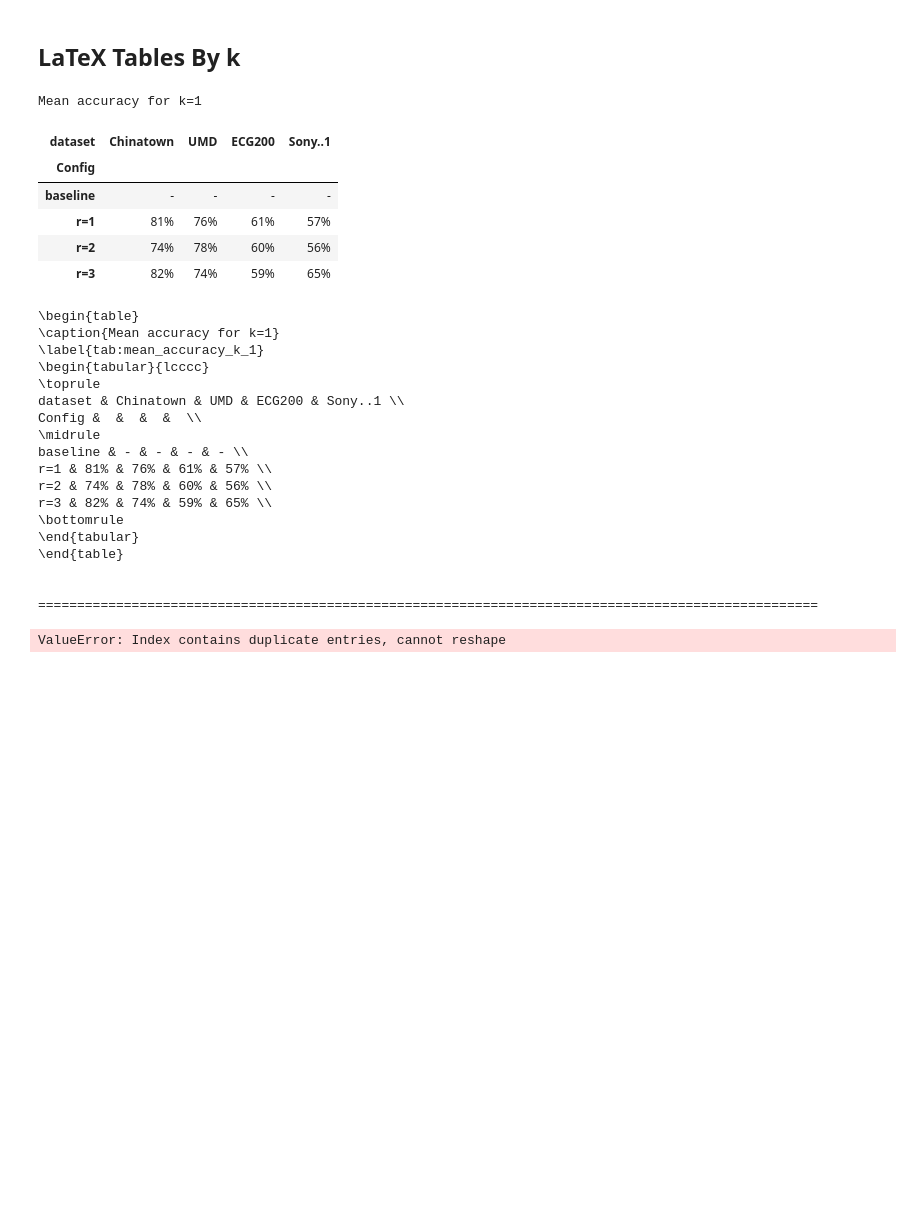
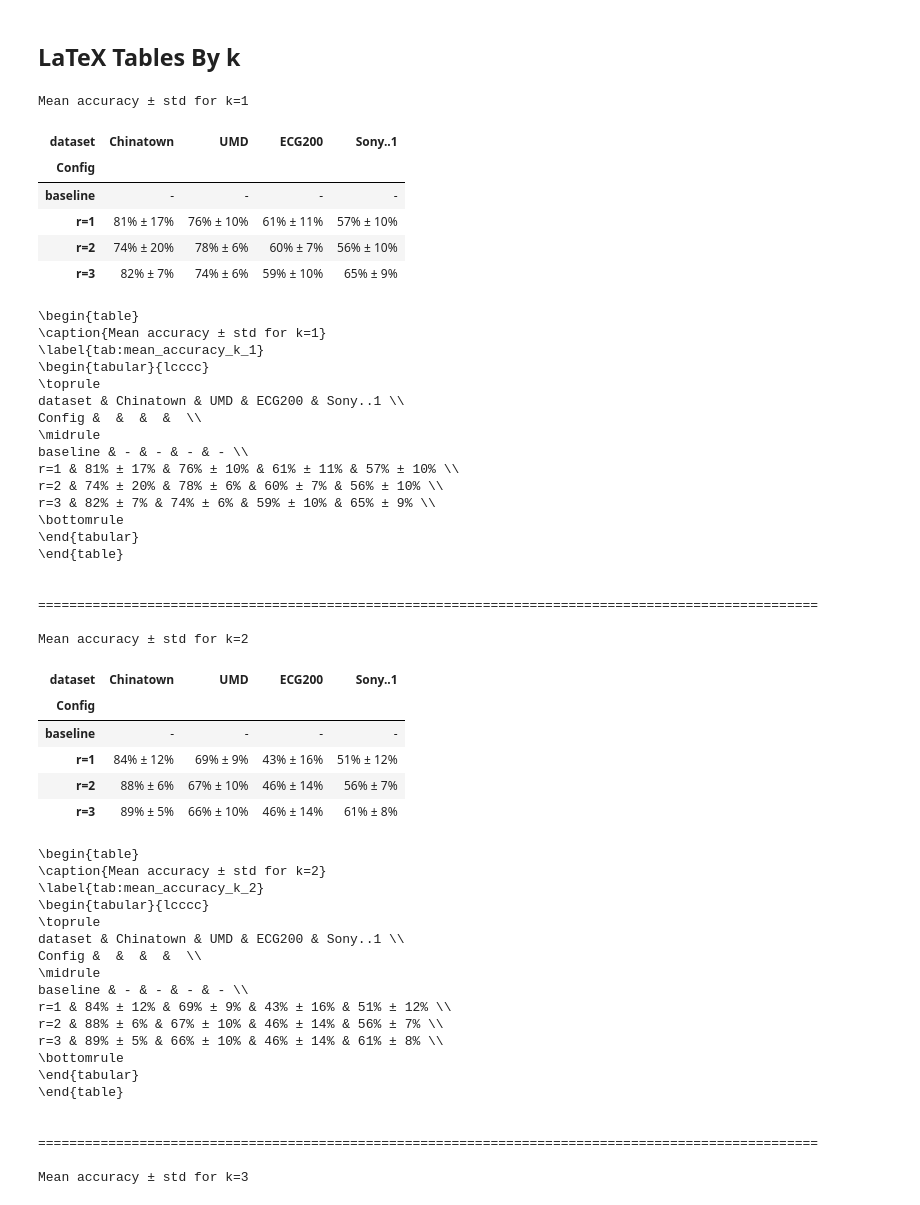
Before and after one commit to ChristianBontveit/TSC_LLM_rules, a Jupyter notebook: results/llm_results/analyze_llm_results.ipynb, the cells around one changed output. Cells and saved outputs as stored; diff of their text form; code cells hidden in the pictures; blank space fills up the shorter version.

```diff
--- a/results/llm_results/analyze_llm_results.ipynb
+++ b/results/llm_results/analyze_llm_results.ipynb
@@ -349,45 +349,58 @@ all_k_values = sorted(table_summary['k'].unique())
 
 for k_value in all_k_values:
     subset = table_summary[table_summary['k'] == k_value].copy()
 
     row_order = ['baseline']
     row_order += sorted(subset.loc[subset['mode'] == 'noPrototype', 'config'].unique(), key=lambda x: int(x.split('=')[-1].rstrip(')')))
     row_order += sorted(subset.loc[subset['mode'] == 'rulebased', 'config'].unique(), key=lambda x: int(x.split('=')[-1]))
 
     if not row_order:
         continue
 
-    table_df = (
+    mean_df = (
         subset.pivot_table(index='config', columns='dataset', values='mean', aggfunc='first')
         .reindex(index=row_order)
         .reindex(columns=dataset_order)
         .rename(columns=dataset_labels)
     )
+    std_df = (
+        subset.pivot_table(index='config', columns='dataset', values='std', aggfunc='first')
+        .reindex(index=row_order)
+        .reindex(columns=dataset_order)
+        .rename(columns=dataset_labels)
+    )
+    table_df = mean_df.copy().astype(object)
+    for row_name in table_df.index:
+        for col_name in table_df.columns:
+            mean_val = mean_df.loc[row_name, col_name]
+            std_val = std_df.loc[row_name, col_name]
+            if pd.notna(mean_val):
+                table_df.loc[row_name, col_name] = f'{mean_val:.0%} ± {std_val:.0%}' if pd.notna(std_val) else f'{mean_val:.0%}'
+            else:
+                table_df.loc[row_name, col_name] = '-'
     table_df.index.name = 'Config'
 
-    print(f'Mean accuracy for k={int(k_value)}')
-    display(table_df.style.format(lambda x: f'{x:.0%}' if pd.notna(x) else '-'))
+    print(f'Mean accuracy ± std for k={int(k_value)}')
+    display(table_df)
     print()
     latex_table = table_df.to_latex(
         escape=False,
-        na_rep='-',
         column_format='l' + 'c' * len(table_df.columns),
-        float_format=lambda x: f'{x:.0%}',
-        caption=f'Mean accuracy for k={int(k_value)}',
+        caption=f'Mean accuracy ± std for k={int(k_value)}',
         label=f'tab:mean_accuracy_k_{int(k_value)}'
     )
     print(latex_table)
     print('\n' + '=' * 100 + '\n')
 # %% [output]
-Mean accuracy for k=1
+Mean accuracy ± std for k=1
 | dataset | Chinatown | UMD | ECG200 | Sony..1 |
 | Config |  |  |  |  |
 | baseline | - | - | - | - |
-| r=1 | 81% | 76% | 61% | 57% |
-| r=2 | 74% | 78% | 60% | 56% |
-| r=3 | 82% | 74% | 59% | 65% |
+| r=1 | 81% ± 17% | 76% ± 10% | 61% ± 11% | 57% ± 10% |
+| r=2 | 74% ± 20% | 78% ± 6% | 60% ± 7% | 56% ± 10% |
+| r=3 | 82% ± 7% | 74% ± 6% | 59% ± 10% | 65% ± 9% |
 \begin{table}
-\caption{Mean accuracy for k=1}
+\caption{Mean accuracy ± std for k=1}
 \label{tab:mean_accuracy_k_1}
 \begin{tabular}{lcccc}
 \toprule
@@ -395,13 +408,40 @@ dataset & Chinatown & UMD & ECG200 & Sony..1 \\
 Config &  &  &  &  \\
 \midrule
 baseline & - & - & - & - \\
-r=1 & 81% & 76% & 61% & 57% \\
-r=2 & 74% & 78% & 60% & 56% \\
-r=3 & 82% & 74% & 59% & 65% \\
+r=1 & 81% ± 17% & 76% ± 10% & 61% ± 11% & 57% ± 10% \\
+r=2 & 74% ± 20% & 78% ± 6% & 60% ± 7% & 56% ± 10% \\
+r=3 & 82% ± 7% & 74% ± 6% & 59% ± 10% & 65% ± 9% \\
 \bottomrule
 \end{tabular}
 \end{table}
 
 
 ====================================================================================================
+
+Mean accuracy ± std for k=2
+| dataset | Chinatown | UMD | ECG200 | Sony..1 |
+| Config |  |  |  |  |
+| baseline | - | - | - | - |
+| r=1 | 84% ± 12% | 69% ± 9% | 43% ± 16% | 51% ± 12% |
+| r=2 | 88% ± 6% | 67% ± 10% | 46% ± 14% | 56% ± 7% |
+| r=3 | 89% ± 5% | 66% ± 10% | 46% ± 14% | 61% ± 8% |
-ValueError: Index contains duplicate entries, cannot reshape
+\begin{table}
+\caption{Mean accuracy ± std for k=2}
+\label{tab:mean_accuracy_k_2}
+\begin{tabular}{lcccc}
+\toprule
+dataset & Chinatown & UMD & ECG200 & Sony..1 \\
+Config &  &  &  &  \\
+\midrule
+baseline & - & - & - & - \\
+r=1 & 84% ± 12% & 69% ± 9% & 43% ± 16% & 51% ± 12% \\
+r=2 & 88% ± 6% & 67% ± 10% & 46% ± 14% & 56% ± 7% \\
+r=3 & 89% ± 5% & 66% ± 10% & 46% ± 14% & 61% ± 8% \\
+\bottomrule
+\end{tabular}
+\end{table}
+
+
+====================================================================================================
+
+Mean accuracy ± std for k=3
```
Also changed, not shown: parts of 1 cell of this notebook, 2 other files.
